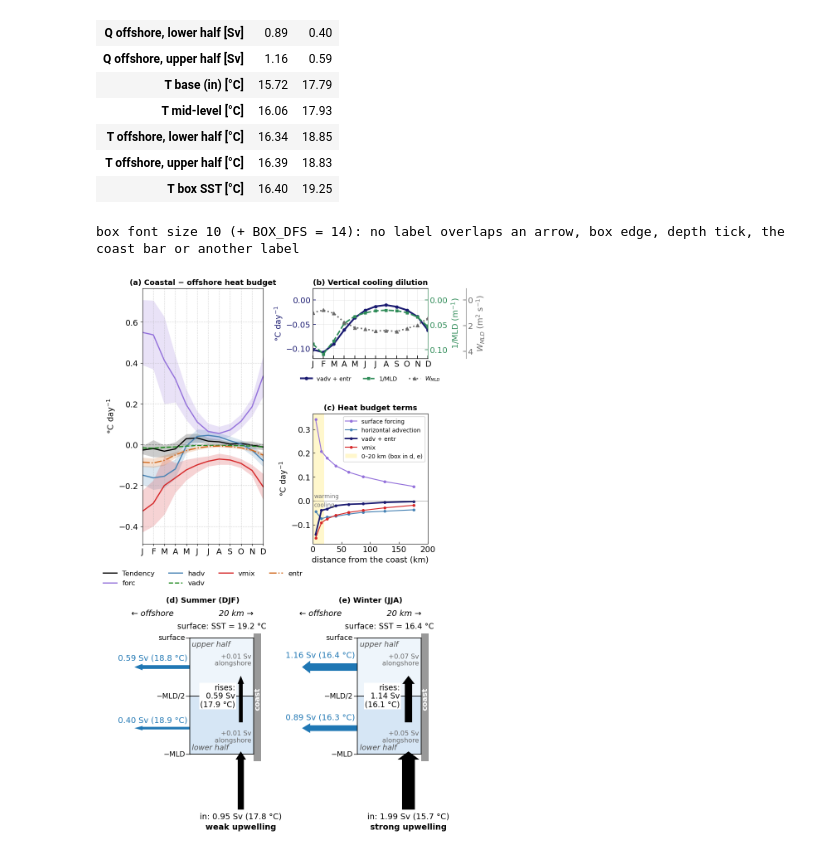
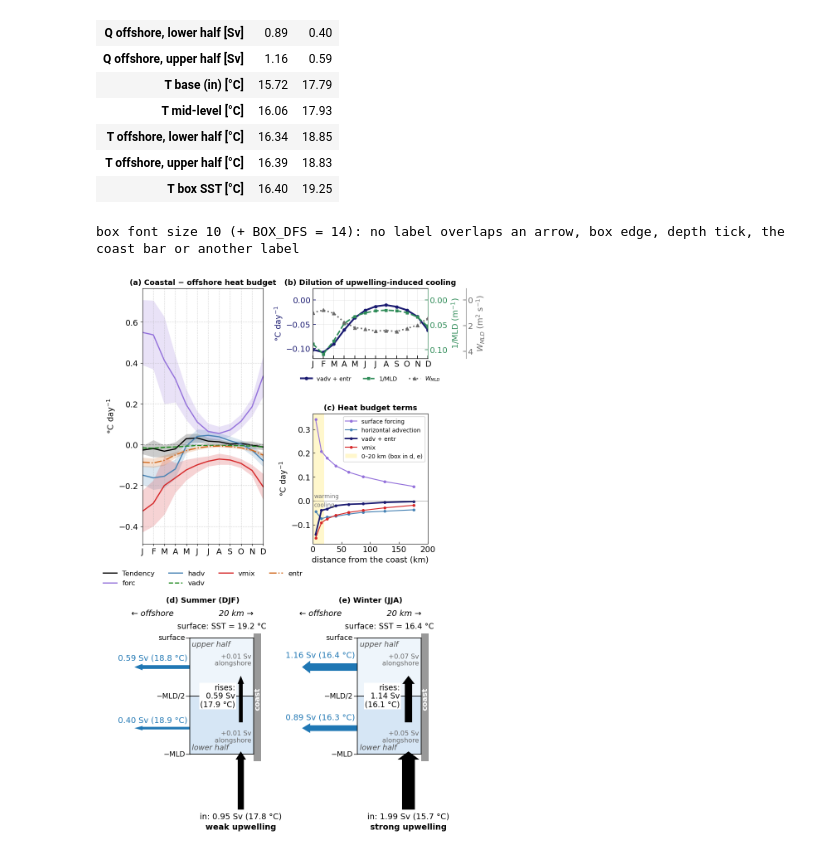
Before and after one commit to danliba/Upwelling_Indices_Are_Not_Interchangeable, a Jupyter notebook: notebooks/Heat_budget_figure.ipynb, the cells around one changed output. Cells and saved outputs as stored; diff of their text form; code cells hidden in the pictures.

```diff
--- a/notebooks/Heat_budget_figure.ipynb
+++ b/notebooks/Heat_budget_figure.ipynb
@@ -772,38 +772,38 @@ def draw_heat_budget_boxes(fs_box):
 
     # titles in the style of (d), (e)
     ax_A.set_title('(a) Coastal − offshore heat budget', fontsize=TITLE_FS, fontweight='bold')
-    ax1.set_title('(b) Vertical cooling dilution', fontsize=TITLE_FS, fontweight='bold')
+    ax1.set_title('(b) Dilution of upwelling-induced cooling', fontsize=TITLE_FS, fontweight='bold')
     ax_C.set_title('(c) Heat budget terms', fontsize=TITLE_FS, fontweight='bold')
 
     # ---------- (d), (e) volume budget of the 0-20 km box (Appendix_C (h), (i)) ----------
     ax_D, ax_E = fig.add_subplot(bot[0]), fig.add_subplot(bot[1])
     # summer first: the months of (a), (b) run J -> D, so DJF is on the left
     parts = [(ax_D, panel_app(ax_D, 'DJF', '(d) Summer (DJF)', fs_box, note='weak upwelling', **GEO)),
              (ax_E, panel_app(ax_E, 'JJA', '(e) Winter (JJA)', fs_box, note='strong upwelling', **GEO))]
     # (d) centred under (a), (e) centred under (c): shifted horizontally, size unchanged
     for ax_box, ax_ref in ((ax_D, ax_A), (ax_E, ax_C)):
         ax_box.apply_aspect()
         pr, pb = ax_ref.get_position(), ax_box.get_position()
         dx = (pr.x0 + pr.width / 2) - (pb.x0 + pb.width / 2)
         ax_box.set_position([pb.x0 + dx, pb.y0, pb.width, pb.height])
     return fig, parts, leg_b, ax_C
 
 for fs_box in BOX_FS:
     fig, parts, leg_b, ax_C = draw_heat_budget_boxes(fs_box)
     fig.canvas.draw()
     hits = collisions(fig, parts)
     if not hits or fs_box == BOX_FS[-1]:
         break                                     # keep the last attempt open so it is displayed
     plt.close(fig)
 print(f"box font size {fs_box} (+ BOX_DFS = {fs_box + BOX_DFS}): "
       + ('no label overlaps an arrow, box edge, depth tick, the coast bar or another label' if not hits
          else f'REMAINING OVERLAPS: {hits}'))
 _r = fig.canvas.get_renderer()
 if leg_b.get_window_extent(_r).overlaps(ax_C.title.get_window_extent(_r)):
     print('legend of (b) overlaps the title of (c): increase B_HSPACE')
 
 # fig.savefig('Figures/heat_budget_combined_boxes.pdf', bbox_inches='tight', dpi=300)
 plt.show()
 # %% [output]
 box font size 10 (+ BOX_DFS = 14): no label overlaps an arrow, box edge, depth tick, the coast bar or another label
-[figure, old version]
+[figure, new version]
```
Also changed, not shown: 4 other files.
